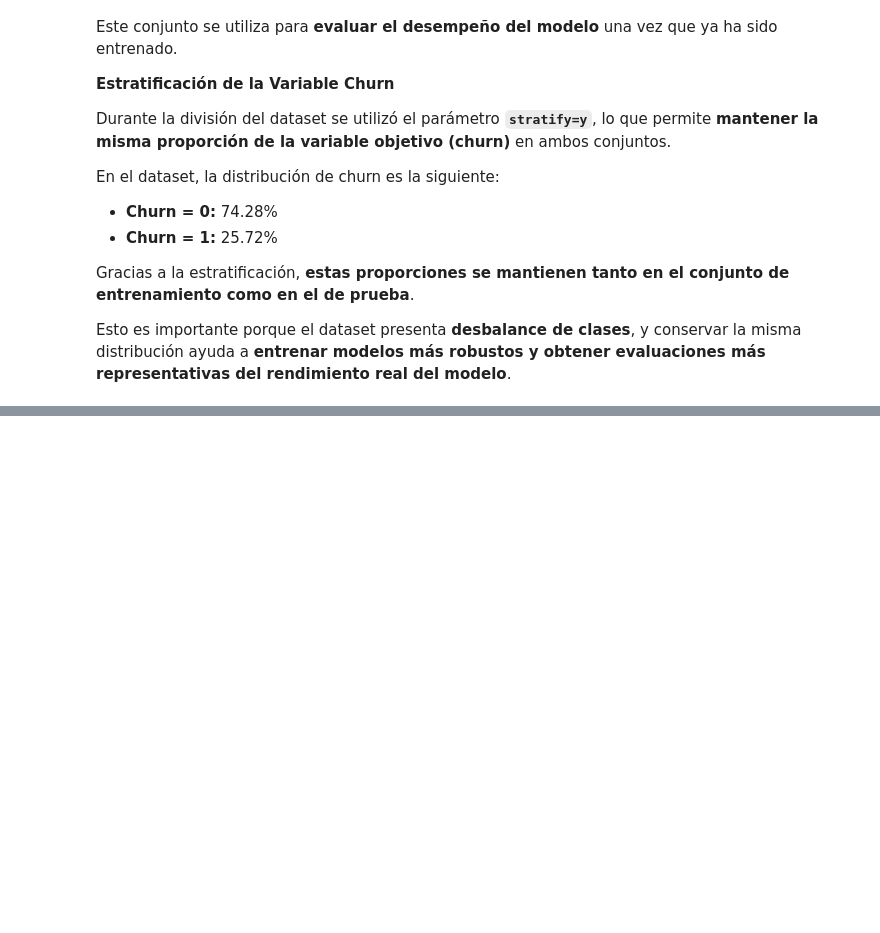
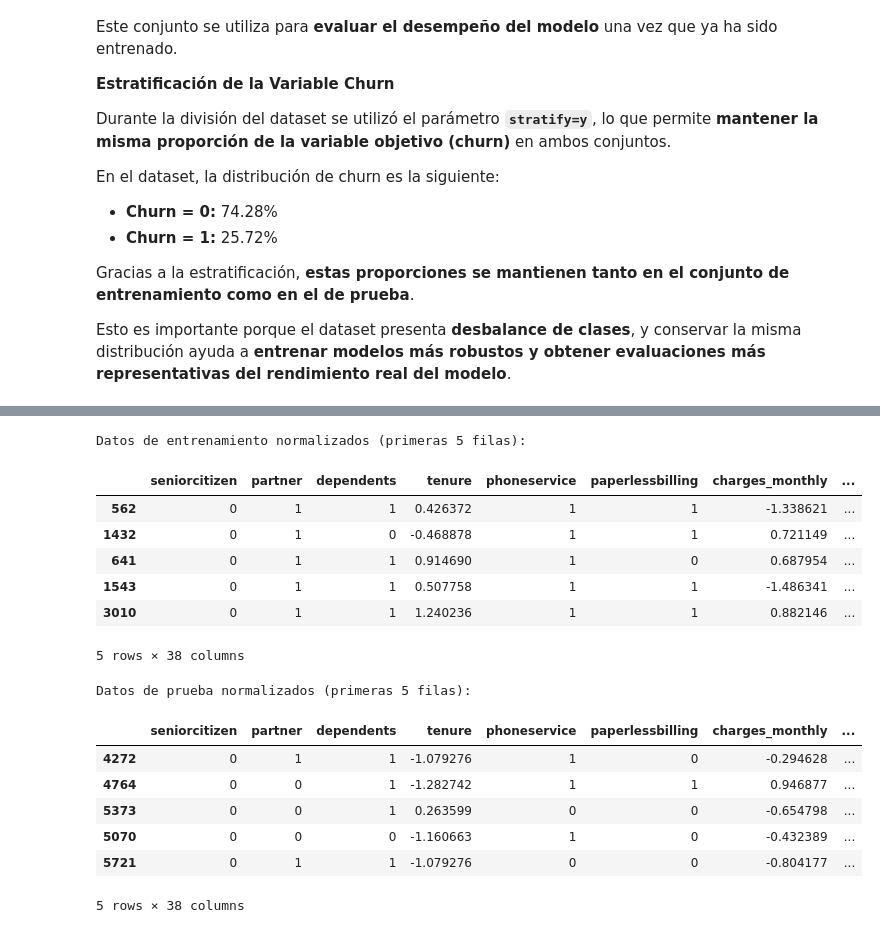
Before and after one commit to fasalgad/TelecomX_LATAM-parte-2, a Jupyter notebook: telecomxparte2latam.ipynb, the cells around one changed output, grey strips where cells are left out. Saved outputs shown, nothing was run; the diff lists cells and outputs as text; code cells hidden in the pictures; blank space fills up the shorter version.

```diff
--- a/TelecomX_LATAM_(2).ipynb
+++ b/telecomxparte2latam.ipynb
@@ -619,0 +626,56 @@ Esto es importante porque el dataset presenta **desbalance de clases**, y conser
+# %%
+from sklearn.preprocessing import StandardScaler
+
+# Identificar columnas numéricas para la normalización
+# Excluir 'churn' y otras columnas ya tratadas o categóricas one-hot encoded
+numeric_cols = X_train.select_dtypes(include=['int64', 'float64']).columns.tolist()
+
+# Eliminar columnas binarias que ya fueron mapeadas a 0 y 1 y no necesitan escalado adicional, como partner, dependents, phoneservice, paperlessbilling, seniorcitizen
+# Ojo: 'seniorcitizen' ya es 0/1, 'tenure', 'charges_monthly', 'cuentas_diarias' sí son numéricas continuas.
+
+# Asumiendo que 'seniorcitizen', 'partner', 'dependents', 'phoneservice', 'paperlessbilling' ya son 0/1 y no necesitan escalado
+# Identificar las columnas que realmente son numéricas continuas y requieren escalado
+
+# Primero, veamos cuáles columnas tienen dtype int64 o float64
+# `tenure`, `charges_monthly`, `charges_total`, `cuentas_diarias` son las principales.
+
+numerical_features_to_scale = [
+    'tenure',
+    'charges_monthly',
+    'charges_total',
+    'cuentas_diarias'
+]
+
+# Asegurarse de que estas columnas existen en X_train
+numerical_features_to_scale = [col for col in numerical_features_to_scale if col in X_train.columns]
+
+scaler = StandardScaler()
+
+# Ajustar el escalador solo en los datos de entrenamiento y transformar ambos conjuntos
+X_train_scaled = X_train.copy()
+X_test_scaled = X_test.copy()
+
+X_train_scaled[numerical_features_to_scale] = scaler.fit_transform(X_train[numerical_features_to_scale])
+X_test_scaled[numerical_features_to_scale] = scaler.transform(X_test[numerical_features_to_scale])
+
+print("Datos de entrenamiento normalizados (primeras 5 filas):")
+display(X_train_scaled.head())
+print("Datos de prueba normalizados (primeras 5 filas):")
+display(X_test_scaled.head())
+# %% [output]
+Datos de entrenamiento normalizados (primeras 5 filas):
+|  | seniorcitizen | partner | dependents | tenure | phoneservice | paperlessbilling | charges_monthly | ... |
+| 562 | 0 | 1 | 1 | 0.426372 | 1 | 1 | -1.338621 | ... |
+| 1432 | 0 | 1 | 0 | -0.468878 | 1 | 1 | 0.721149 | ... |
+| 641 | 0 | 1 | 1 | 0.914690 | 1 | 0 | 0.687954 | ... |
+| 1543 | 0 | 1 | 1 | 0.507758 | 1 | 1 | -1.486341 | ... |
+| 3010 | 0 | 1 | 1 | 1.240236 | 1 | 1 | 0.882146 | ... |
+5 rows × 38 columns
+Datos de prueba normalizados (primeras 5 filas):
+|  | seniorcitizen | partner | dependents | tenure | phoneservice | paperlessbilling | charges_monthly | ... |
+| 4272 | 0 | 1 | 1 | -1.079276 | 1 | 0 | -0.294628 | ... |
+| 4764 | 0 | 0 | 1 | -1.282742 | 1 | 1 | 0.946877 | ... |
+| 5373 | 0 | 0 | 1 | 0.263599 | 0 | 0 | -0.654798 | ... |
+| 5070 | 0 | 0 | 0 | -1.160663 | 1 | 0 | -0.432389 | ... |
+| 5721 | 0 | 1 | 1 | -1.079276 | 0 | 0 | -0.804177 | ... |
+5 rows × 38 columns
```
Also changed, not shown: parts of 8 cells of this notebook.
